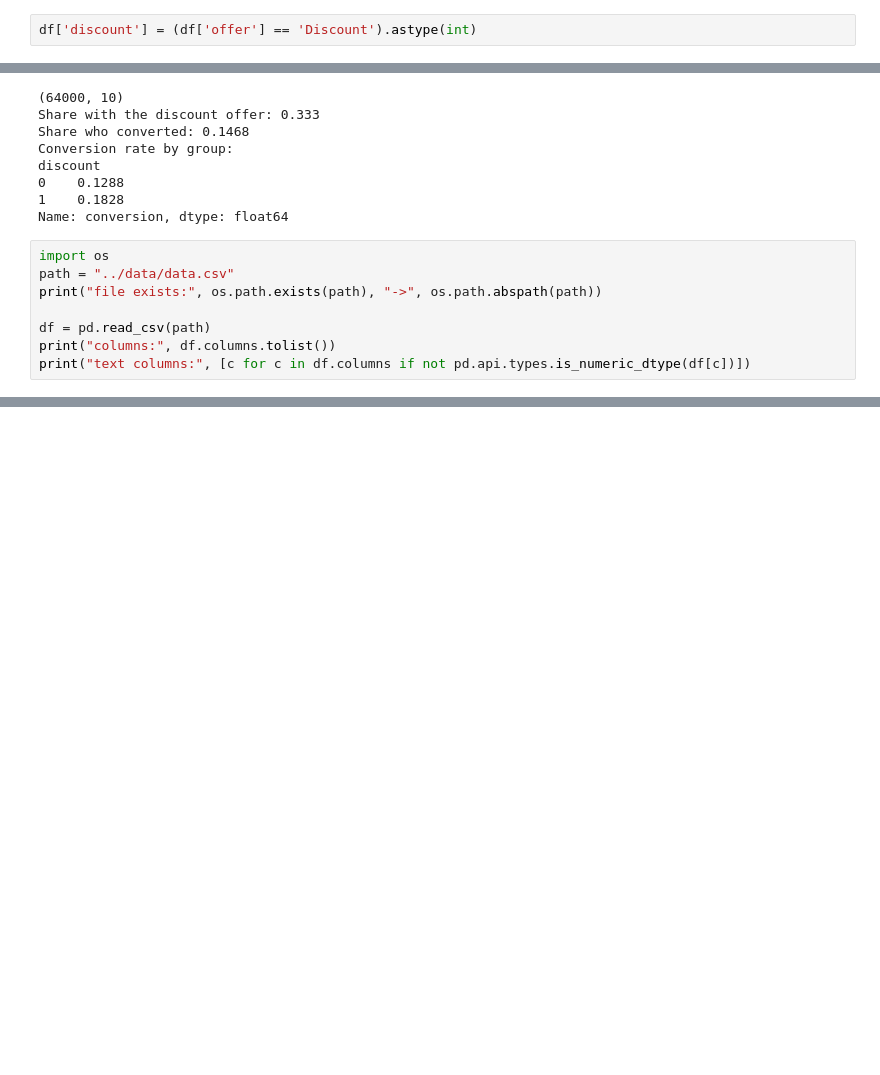
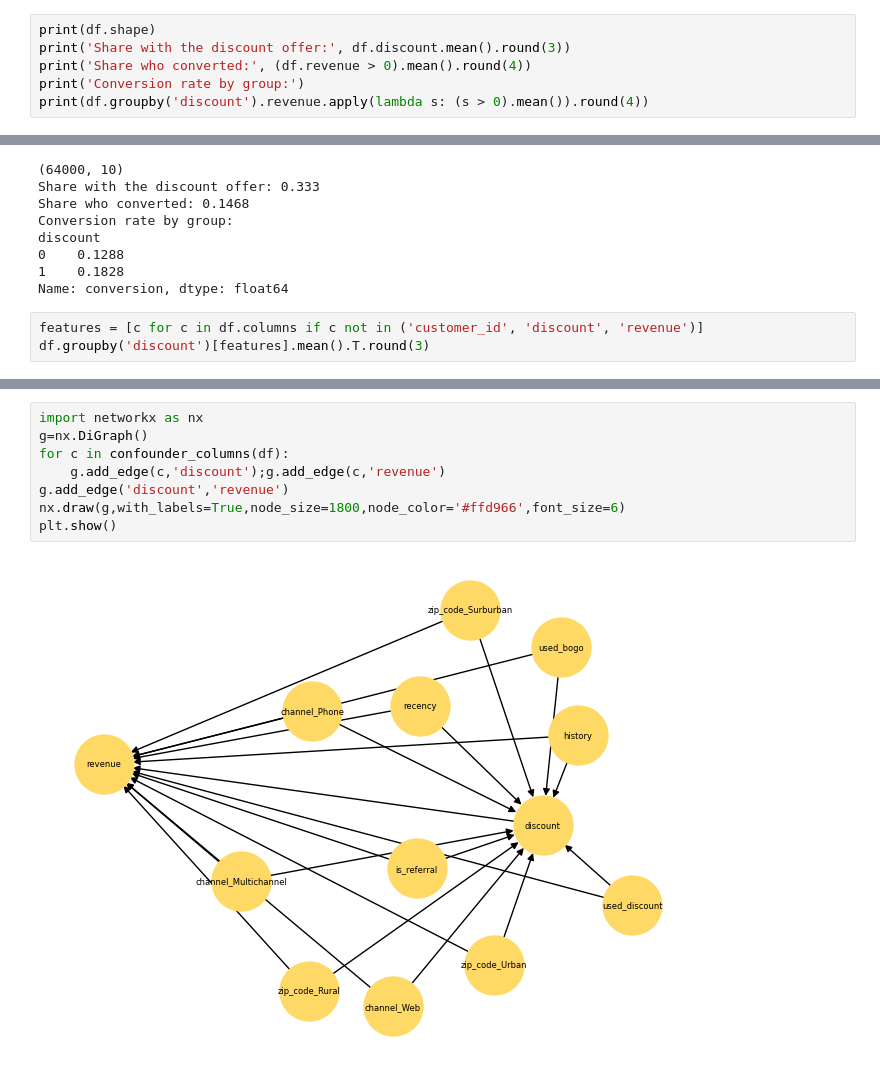
Before and after one commit to Sangu-dev/EconoCasual, a Jupyter notebook: notebooks/casual_graph.ipynb, the cells around one changed output, grey strips where cells are left out. Cells and saved outputs as stored; diff of their text form; blank space fills up the shorter version.

```diff
--- a/notebooks/casual_graph.ipynb
+++ b/notebooks/casual_graph.ipynb
@@ -15,2 +15,6 @@ df.head()
 # %%
-df['discount'] = (df['offer'] == 'Discount').astype(int)
+print(df.shape)
+print('Share with the discount offer:', df.discount.mean().round(3))
+print('Share who converted:', (df.revenue > 0).mean().round(4))
+print('Conversion rate by group:')
+print(df.groupby('discount').revenue.apply(lambda s: (s > 0).mean()).round(4))
@@ -30,11 +43,6 @@ discount
 1    0.1828
 Name: conversion, dtype: float64
 # %%
-import os
-path = "../data/data.csv"
-print("file exists:", os.path.exists(path), "->", os.path.abspath(path))
-
-df = pd.read_csv(path)
-print("columns:", df.columns.tolist())
-print("text columns:", [c for c in df.columns if not pd.api.types.is_numeric_dtype(df[c])])
+features = [c for c in df.columns if c not in ('customer_id', 'discount', 'revenue')]
+df.groupby('discount')[features].mean().T.round(3)
 # %% [output]
@@ -48,0 +105,10 @@ TypeError: dtype 'str' does not support operation 'mean'
+# %%
+import networkx as nx
+g=nx.DiGraph()
+for c in confounder_columns(df):
+    g.add_edge(c,'discount');g.add_edge(c,'revenue')
+g.add_edge('discount','revenue')
+nx.draw(g,with_labels=True,node_size=1800,node_color='#ffd966',font_size=6)
+plt.show()
+# %% [output]
+[figure, added]
```
Also changed, not shown: parts of 6 cells of this notebook, 2 other files.
